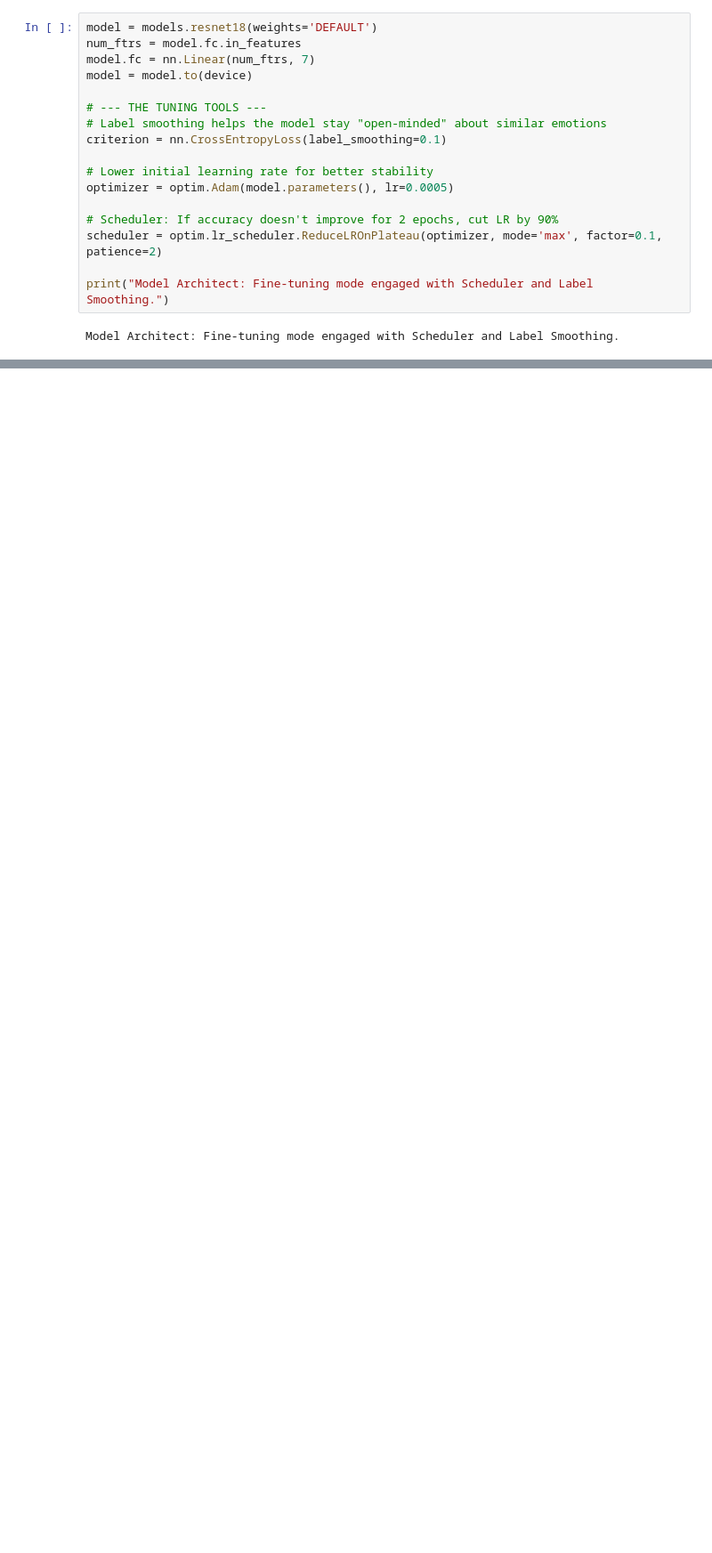
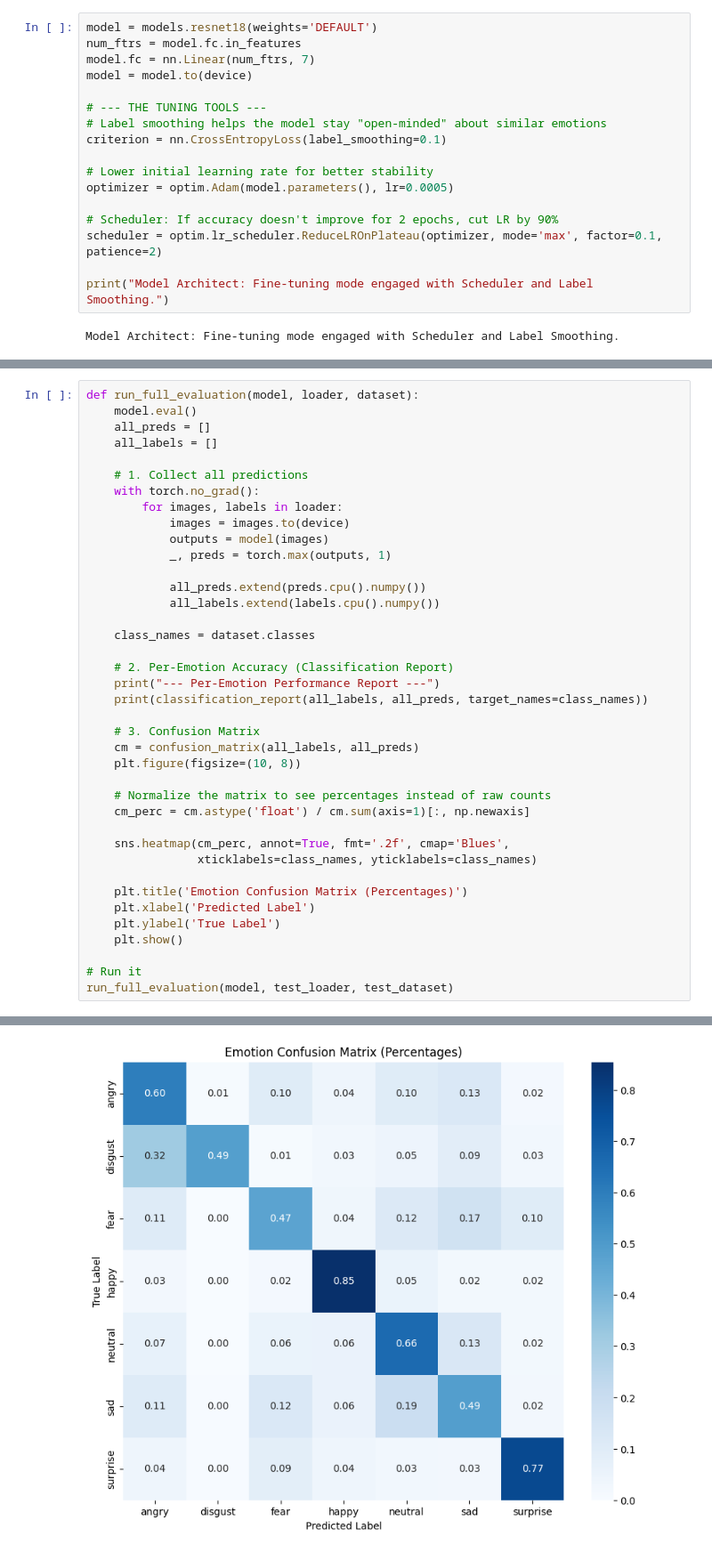
Before and after one commit to AhmedMohamed005/AML, a Jupyter notebook: train.ipynb, the cells around one changed output, grey strips where cells are left out. Shown at 89% size. Drawn from its saved outputs; the diff is of its cells as text; blank space fills up the shorter version.

```diff
--- a/train.ipynb
+++ b/train.ipynb
@@ -207,0 +351,40 @@ plot_curves(history)
+# %%
+def run_full_evaluation(model, loader, dataset):
+    model.eval()
+    all_preds = []
+    all_labels = []
+
+    # 1. Collect all predictions
+    with torch.no_grad():
+        for images, labels in loader:
+            images = images.to(device)
+            outputs = model(images)
+            _, preds = torch.max(outputs, 1)
+
+            all_preds.extend(preds.cpu().numpy())
+            all_labels.extend(labels.cpu().numpy())
+
+    class_names = dataset.classes
+
+    # 2. Per-Emotion Accuracy (Classification Report)
+    print("--- Per-Emotion Performance Report ---")
+    print(classification_report(all_labels, all_preds, target_names=class_names))
+
+    # 3. Confusion Matrix
+    cm = confusion_matrix(all_labels, all_preds)
+    plt.figure(figsize=(10, 8))
+
+    # Normalize the matrix to see percentages instead of raw counts
+    cm_perc = cm.astype('float') / cm.sum(axis=1)[:, np.newaxis]
+
+    sns.heatmap(cm_perc, annot=True, fmt='.2f', cmap='Blues',
+                xticklabels=class_names, yticklabels=class_names)
+
+    plt.title('Emotion Confusion Matrix (Percentages)')
+    plt.xlabel('Predicted Label')
+    plt.ylabel('True Label')
+    plt.show()
+
+# Run it
+run_full_evaluation(model, test_loader, test_dataset)
+# %% [output]
@@ -207,0 +405 @@ plot_curves(history)
+[figure, added]
```
Also changed, not shown: parts of 11 cells of this notebook.
